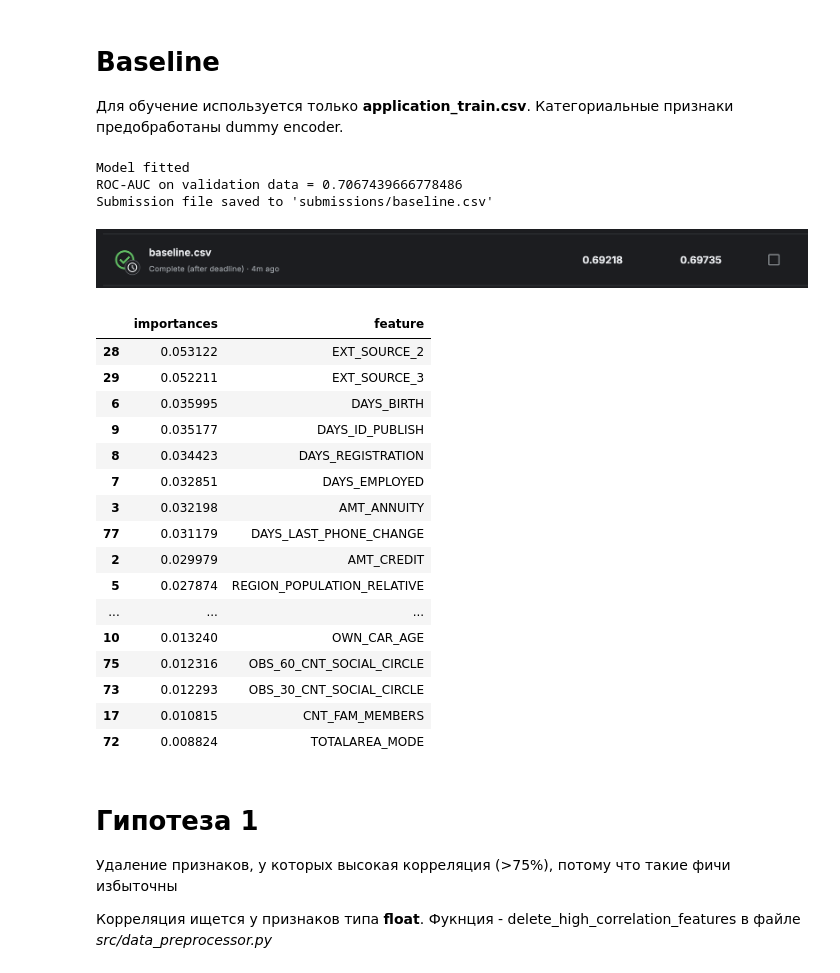
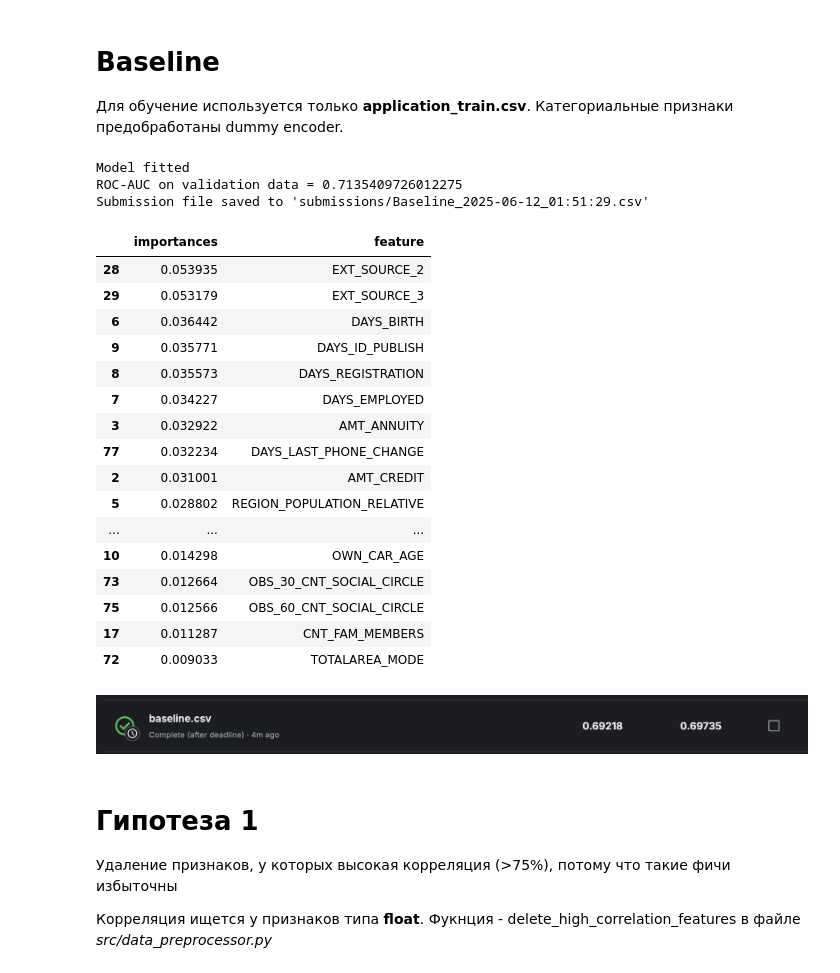
Before and after one commit to ikarizxc/home-credit-default-risk, a Jupyter notebook: baseline_and_hypotheses.ipynb, the cells around one changed output. Saved outputs shown, nothing was run; the diff lists cells and outputs as text; code cells hidden in the pictures.

```diff
--- a/baseline_and_hypotheses.ipynb
+++ b/baseline_and_hypotheses.ipynb
@@ -2,39 +2,39 @@
 from sklearn.ensemble import RandomForestClassifier
 
 from src import Baseline, HypothesCorrelation, HypothesDaysPercents, HypothesExtSources, HypothesDocuments, HypothesCredit, HypothesSocialCircle, HypothesWorkingHours, HypothesBadCar, HypothesContactsNumber, HypothesFamilyStatus, OnlyGoodHypotheses
+# %%
+model = RandomForestClassifier(n_jobs=3, random_state=47)
 # %% [markdown]
 # Baseline
 
 Для обучение используется только **application_train.csv**. Категориальные признаки предобработаны dummy encoder.
 # %%
-baseline = Baseline(RandomForestClassifier(n_jobs=2, random_state=47))
-baseline.get_submission('baseline')
+baseline = Baseline()
+baseline.run(model)
+baseline.model_trainer.get_feature_importance().head(20)
 # %% [output]
 Model fitted
-ROC-AUC on validation data = 0.7067439666778486
-Submission file saved to 'submissions/baseline.csv'
+ROC-AUC on validation data = 0.7135409726012275
+Submission file saved to 'submissions/Baseline_2025-06-12_01:51:29.csv'
+|  | importances | feature |
+| 28 | 0.053935 | EXT_SOURCE_2 |
+| 29 | 0.053179 | EXT_SOURCE_3 |
+| 6 | 0.036442 | DAYS_BIRTH |
+| 9 | 0.035771 | DAYS_ID_PUBLISH |
+| 8 | 0.035573 | DAYS_REGISTRATION |
+| 7 | 0.034227 | DAYS_EMPLOYED |
+| 3 | 0.032922 | AMT_ANNUITY |
+| 77 | 0.032234 | DAYS_LAST_PHONE_CHANGE |
+| 2 | 0.031001 | AMT_CREDIT |
+| 5 | 0.028802 | REGION_POPULATION_RELATIVE |
+| ... | ... | ... |
+| 10 | 0.014298 | OWN_CAR_AGE |
+| 73 | 0.012664 | OBS_30_CNT_SOCIAL_CIRCLE |
+| 75 | 0.012566 | OBS_60_CNT_SOCIAL_CIRCLE |
+| 17 | 0.011287 | CNT_FAM_MEMBERS |
+| 72 | 0.009033 | TOTALAREA_MODE |
 # %% [markdown]
 ![image-3.png](attachment:image-3.png)
-# %%
-baseline.get_feature_importance().head(20)
-# %% [output]
-|  | importances | feature |
-| 28 | 0.053122 | EXT_SOURCE_2 |
-| 29 | 0.052211 | EXT_SOURCE_3 |
-| 6 | 0.035995 | DAYS_BIRTH |
-| 9 | 0.035177 | DAYS_ID_PUBLISH |
-| 8 | 0.034423 | DAYS_REGISTRATION |
-| 7 | 0.032851 | DAYS_EMPLOYED |
-| 3 | 0.032198 | AMT_ANNUITY |
-| 77 | 0.031179 | DAYS_LAST_PHONE_CHANGE |
-| 2 | 0.029979 | AMT_CREDIT |
-| 5 | 0.027874 | REGION_POPULATION_RELATIVE |
-| ... | ... | ... |
-| 10 | 0.013240 | OWN_CAR_AGE |
-| 75 | 0.012316 | OBS_60_CNT_SOCIAL_CIRCLE |
-| 73 | 0.012293 | OBS_30_CNT_SOCIAL_CIRCLE |
-| 17 | 0.010815 | CNT_FAM_MEMBERS |
-| 72 | 0.008824 | TOTALAREA_MODE |
 # %% [markdown]
 # Гипотеза 1
 
```
Also changed, not shown: parts of 22 cells of this notebook, 18 other files.
